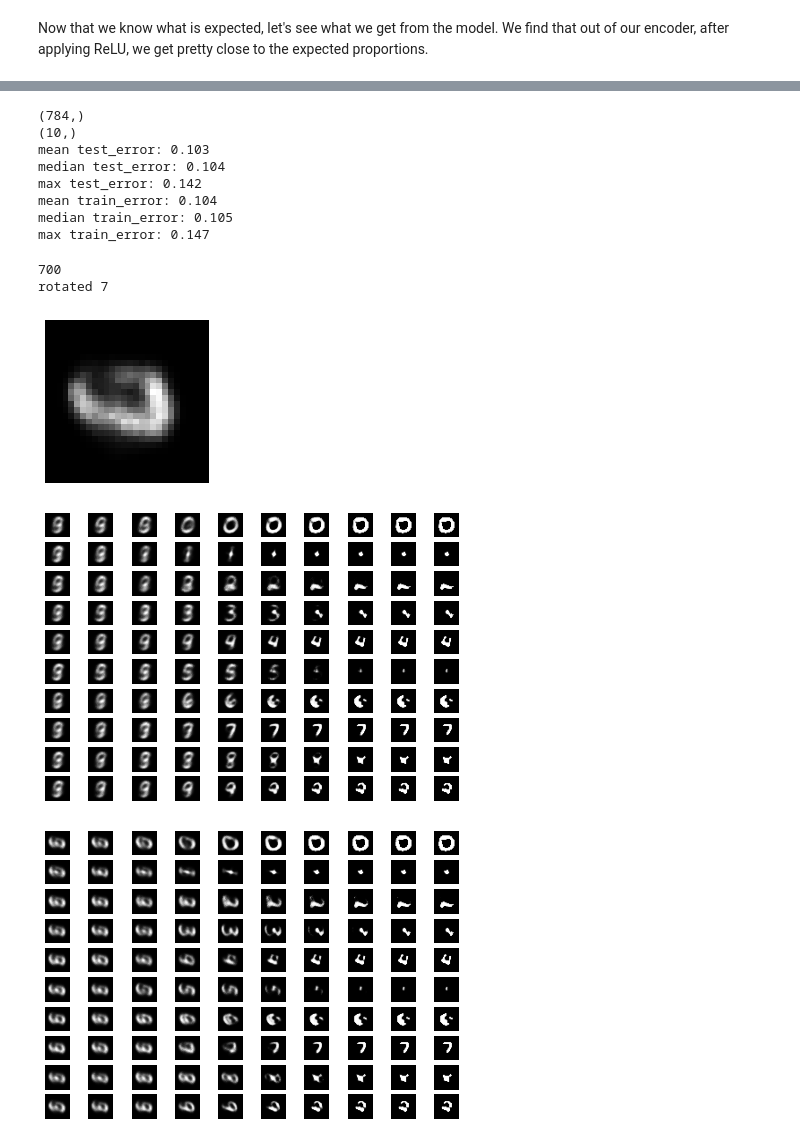
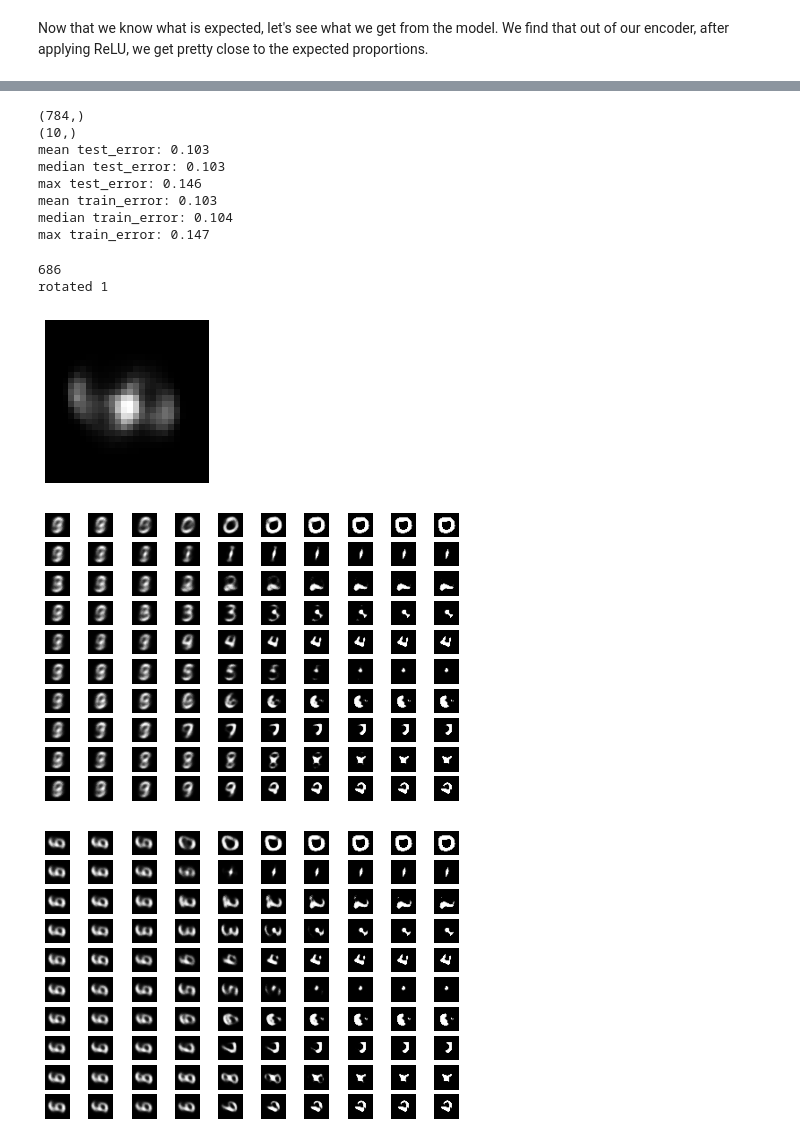
Before and after one commit to suraj-adewale/sc_bulk_ood, a Jupyter notebook: experiments/DIVA_stacked_mnist.ipynb, the cells around one changed output, grey strips where cells are left out. Saved outputs shown, nothing was run; the diff lists cells and outputs as text; code cells hidden in the pictures.

```diff
--- a/experiments/DIVA_stacked_mnist.ipynb
+++ b/experiments/DIVA_stacked_mnist.ipynb
@@ -407,13 +415,12 @@ d_out = decoder_out(d_h1)
 # %% [markdown]
 ## Loss
 # %%
-beta_kl = 10
-beta_kl_rot = 10
+
 def vae_loss(y_true, y_pred):
     recon = K.sum(K.binary_crossentropy(y_true, y_pred), axis=-1)
-    kl_prop = beta_kl * K.sum(K.exp(l_sigma_prop) + K.square(mu_prop) - 1. - l_sigma_prop, axis=-1)
+    kl_prop = beta_kl_prop * K.sum(K.exp(l_sigma_prop) + K.square(mu_prop) - 1. - l_sigma_prop, axis=-1)
     kl_rot = beta_kl_rot * K.sum(K.exp(l_sigma_rot) + K.square(mu_rot) - 1. - l_sigma_rot, axis=-1)
-    kl_slack = beta_kl_rot * K.sum(K.exp(l_sigma_slack) + K.square(mu_slack) - 1. - l_sigma_slack, axis=-1)
+    kl_slack = beta_kl_slack * K.sum(K.exp(l_sigma_slack) + K.square(mu_slack) - 1. - l_sigma_slack, axis=-1)
     return recon + kl_prop + kl_rot + kl_slack
 
 def KL_loss(y_true, y_pred):
@@ -493,7 +500,9 @@ label_train_rot = label_train[rot_idx,:]
 
 # now remove all samples where 3 makes up more than 50%
 # and is rotated
-keep_rot_idx = Y_train_rot[:,7] < 0.8
+keep_rot_idx1 = Y_train_rot[:,1] < 0.1
+keep_rot_idx2 = Y_train_rot[:,1] > 0.9
+keep_rot_idx = [keep_rot_idx1[idx] or keep_rot_idx2[idx] for idx in range(0,keep_rot_idx1.shape[0])]
 X_train_rot_no3 = X_train_rot[keep_rot_idx,:]
 Y_train_rot_no3 = Y_train_rot[keep_rot_idx,:]
 label_train_rot_no3 = label_train_rot[keep_rot_idx,:]
@@ -506,7 +515,7 @@ label_train_no3rot = np.concatenate((label_train_unrot, label_train_rot_no3))
 Now train
 # %%
 # now take a subsample of the full dataset
-sample_size = 50000
+sample_size = 100000
 rand_idx = np.random.choice(X_train_no3rot.shape[0], size=sample_size, replace=False)
 
 cls_prop_vae_hist = cls_prop_vae.fit(X_train_no3rot[rand_idx,:],
@@ -578,16 +579,20 @@ Now that we know what is expected, let's see what we get from the model. We find
 # %%
 plot_idx = 0
 
-z_slack, mu_prop, z_rot = encoder.predict(X_full_train, batch_size=250)
+z_slack, mu_prop, z_rot = encoder.predict(X_full_train, batch_size=batch_size)
 encoded_X0 = mu_prop[plot_idx]
 rotated_vec = z_rot[plot_idx]
-print(f"1-hot encoded condition vector: {Y_full_train[plot_idx]}")
+print(f"1-hot encoded condition vector: {Y_full_train[plot_idx]}\n")
+
+print(f"output from encoder: {encoded_X0}")
+
 encoded_X0[encoded_X0<0] = 0
 print(f"output from encoder (ReLU applied): {encoded_X0}")
 
 print(f"rotation: {label_train[plot_idx]}")
+print(f"rotation (noReLU applied): {rotated_vec}")
 rotated_vec[rotated_vec<0] = 0
-print(f"output from encoder (ReLU applied): {rotated_vec}")
+print(f"rotation (ReLU applied): {rotated_vec}")
 
 
 encoded_X0 = mu_prop[200000+plot_idx]
@@ -599,6 +604,7 @@ encoded_X0[encoded_X0<0] = 0
 print(f"output from encoder (ReLU applied): {encoded_X0}")
 
 print(f"rotation: {label_train[200000+plot_idx]}")
+print(f"output from encoder (noReLU applied): {rotated_vec}")
 rotated_vec[rotated_vec<0] = 0
 print(f"output from encoder (ReLU applied): {rotated_vec}")
 # %% [output]
@@ -760,7 +771,7 @@ def sum_abs_error(y_pred, y_true):
 def mean_abs_error(y_pred, y_true):
   return np.mean(abs(y_pred - y_true))
 
-output_prop_test = cls_prop_vae.predict(X_full_test, batch_size=250)[1]
+output_prop_test = cls_prop_vae.predict(X_full_test, batch_size=batch_size)[1]
 
 test_error = [mean_abs_error(output_prop_test[idx], Y_full_test[idx])
                   for idx in range(0, X_full_test.shape[0])]
@@ -770,7 +781,7 @@ print(f"mean test_error: {np.round(np.mean(test_error), decimals=3)}\n"
       f"max test_error: {np.round(np.max(test_error), decimals=3)}")
 
 
-output_prop = cls_prop_vae.predict(X_full_train, batch_size=250)[1]
+output_prop = cls_prop_vae.predict(X_full_train, batch_size=batch_size)[1]
 train_error = [mean_abs_error(output_prop[idx], Y_full_train[idx])
                   for idx in range(0, X_full_train.shape[0])]
 
@@ -781,10 +792,10 @@ print(f"mean train_error: {np.round(np.mean(train_error), decimals=3)}\n"
 (784,)
 (10,)
 mean test_error: 0.103
-median test_error: 0.104
-max test_error: 0.142
-mean train_error: 0.104
-median train_error: 0.105
+median test_error: 0.103
+max test_error: 0.146
+mean train_error: 0.103
+median train_error: 0.104
 max train_error: 0.147
 # %%
 
@@ -800,41 +811,44 @@ def sample_digit(digit, Y_test, digit_scale, rotate):
   if rotate:
     label_vec = np.array([0., 1.]).reshape((1, 2))
 
-  pred_input = X_full_test[digit_idx[0][0:250]]
-  test_X, test_mu, test_label, test_lsigma = cls_prop_vae.predict(pred_input, batch_size=250)
+  pred_input = X_full_test[digit_idx[0]]
+  rand_idx = np.random.choice(pred_input.shape[0], size=batch_size, replace=False)
+  pred_input = pred_input[rand_idx]
 
-  encoded_X0 = np.ones(10)*0.01
+  test_X, test_mu, test_label, test_lsigma = cls_prop_vae.predict(pred_input, batch_size=batch_size)
+
+  encoded_X0 = np.ones(10)*0.0001
   encoded_X0[digit] = digit_scale
   rand_lsigma = np.random.random_integers(low = 0, high = 249)
   z_0_digit = method_sample_z([encoded_X0, test_lsigma])
   z_0_digit = z_0_digit[rand_lsigma].reshape((1,10))
   return(z_0_digit)
 
-digit_img = 7
+digit_img = 1
 
 keep_rot_idx = Y_full_test[:,digit_img] > 0.9
 print(sum(keep_rot_idx))
 X_example = X_full_test[keep_rot_idx,]
-z_slack, mu_prop, z_rot = encoder.predict(X_example[0:250,:], batch_size=250)
+z_slack, mu_prop, z_rot = encoder.predict(X_example[0:batch_size,:], batch_size=batch_size)
 
 z_0_digit = sample_digit(digit_img, Y_test, 10, rotate=True)
 plt.figure(figsize=(3, 3))
 
 # it is rotated
 rotate_1hot = np.array([0., 10.])
 
 # slack, prop, rot
 slack_sample = z_slack[0]
 slack_sample = [0,0,0,0,0,0,0,0,0,0]
 pred_input = np.concatenate([slack_sample, z_0_digit[0], rotate_1hot]).reshape((1,22))
 
 print(f"rotated {digit_img}")
 plt.imshow(decoder.predict(pred_input).reshape(28,28), cmap = plt.cm.gray), axis('off')
 plt.show()
 # %% [output]
-700
-rotated 7
+686
+rotated 1
-[figure, old version]
+[figure, new version]
 # %%
 img_it = 0
 sides = 10
@@ -852,7 +866,7 @@ for i in range(0, sides):
 
         keep_rot_idx = Y_full_test[:,digit_img] > 0.9
         X_example = X_full_test[keep_rot_idx,]
-        z_slack, mu_prop, z_rot = encoder.predict(X_example[0:250,:], batch_size=250)
+        z_slack, mu_prop, z_rot = encoder.predict(X_example[0:batch_size,:], batch_size=batch_size)
 
         # slack, prop, rot
         slack_sample = z_slack[0]
@@ -878,7 +892,7 @@ for i in range(0, sides):
 
         keep_rot_idx = Y_full_test[:,digit_img] > 0.9
         X_example = X_full_test[keep_rot_idx,]
-        z_slack, mu_prop, z_rot = encoder.predict(X_example[0:250,:], batch_size=250)
+        z_slack, mu_prop, z_rot = encoder.predict(X_example[0:batch_size,:], batch_size=batch_size)
 
         # slack, prop, rot
         slack_sample = z_slack[0]
@@ -892,8 +906,8 @@ for i in range(0, sides):
 plt.subplots_adjust(left=0, bottom=0, right=1, top=1, wspace=0, hspace=.2)
 plt.show()
 # %% [output]
-[figure, old version]
+[figure, new version]
-[figure, old version]
+[figure, new version]
 # %%
 # predict rotated numbers
 
```
Also changed, not shown: parts of 18 cells of this notebook, 2 other files.
